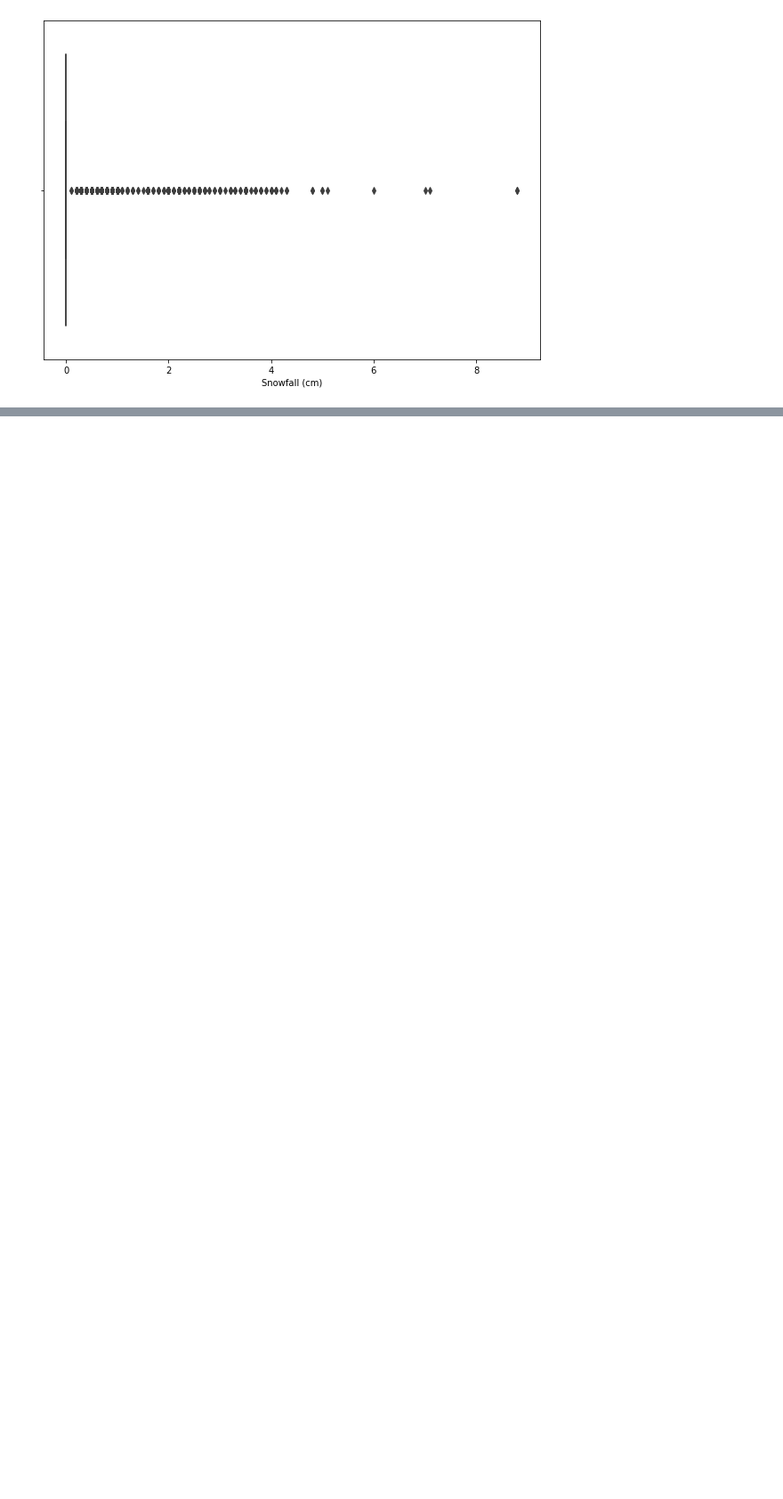
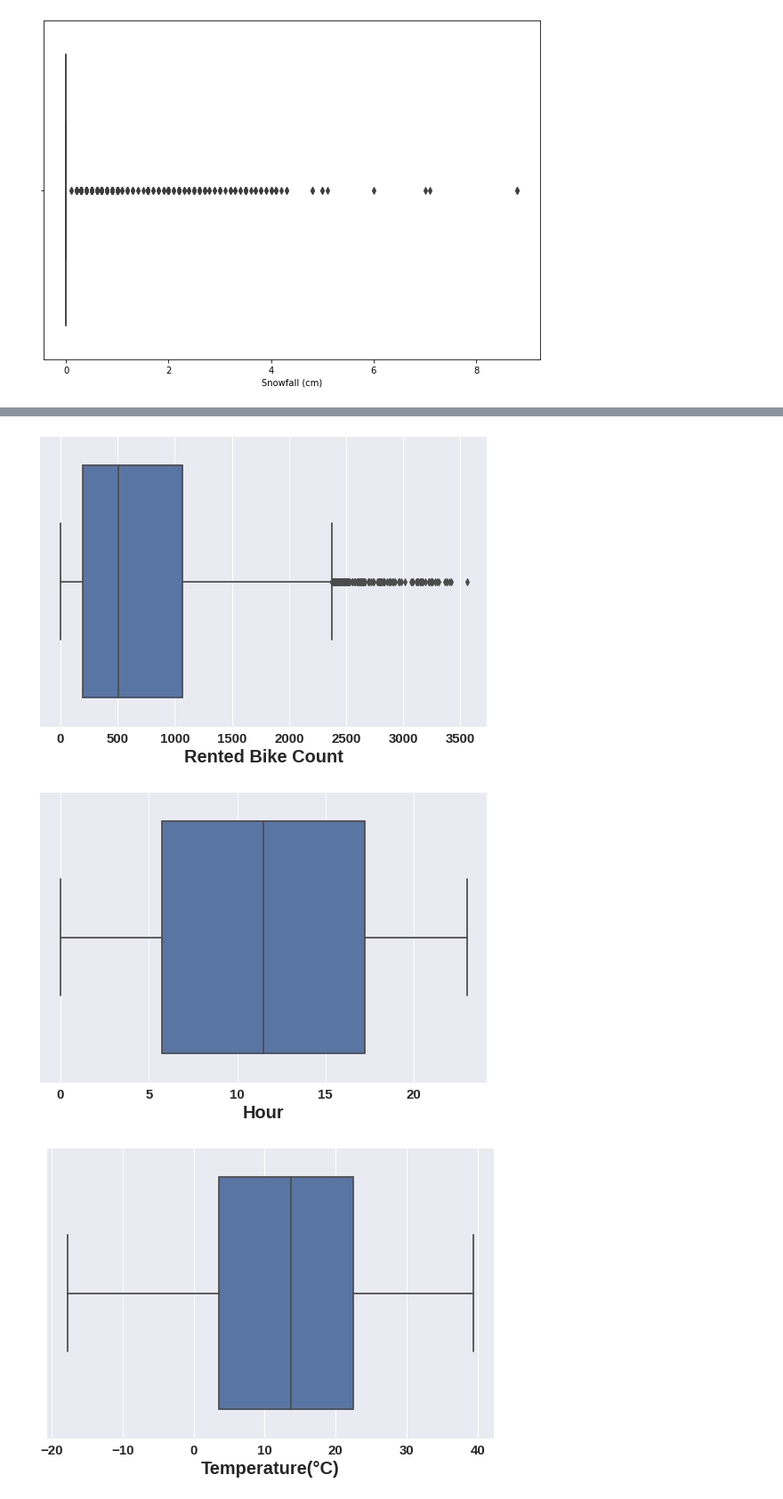
Before and after one commit to Anupam8858/Seoul-Bike-Sharing-Demand-Prediction, a Jupyter notebook: Bike_Sharing_Demand_Prediction_Capstone_Project.ipynb, the cells around one changed output, grey strips where cells are left out. Shown at 89% size. Cells and saved outputs as stored; diff of their text form; code cells hidden in the pictures; blank space fills up the shorter version.

```diff
--- a/Bike_Sharing_Demand_Prediction_Capstone_Project.ipynb
+++ b/Bike_Sharing_Demand_Prediction_Capstone_Project.ipynb
@@ -161,3 +161,7 @@ for col in numeric_col:
 [figure]
 [figure]
 [figure]
+# %%
+# create numeric columns list.
+numeric_features = dataset.describe().columns
+numeric_features
@@ -163,0 +180,10 @@ for col in numeric_col:
+# %%
+# plotting box plot of numeric columns to check oultliers
+for col in numeric_features:
+  fig = plt.figure(figsize = (9,6))
+  ax = fig.gca()
+  sns.boxplot(x = dataset[col])
+# %% [output]
+[figure, added]
+[figure, added]
+[figure, added]
```
Also changed, not shown: parts of 12 cells of this notebook.
